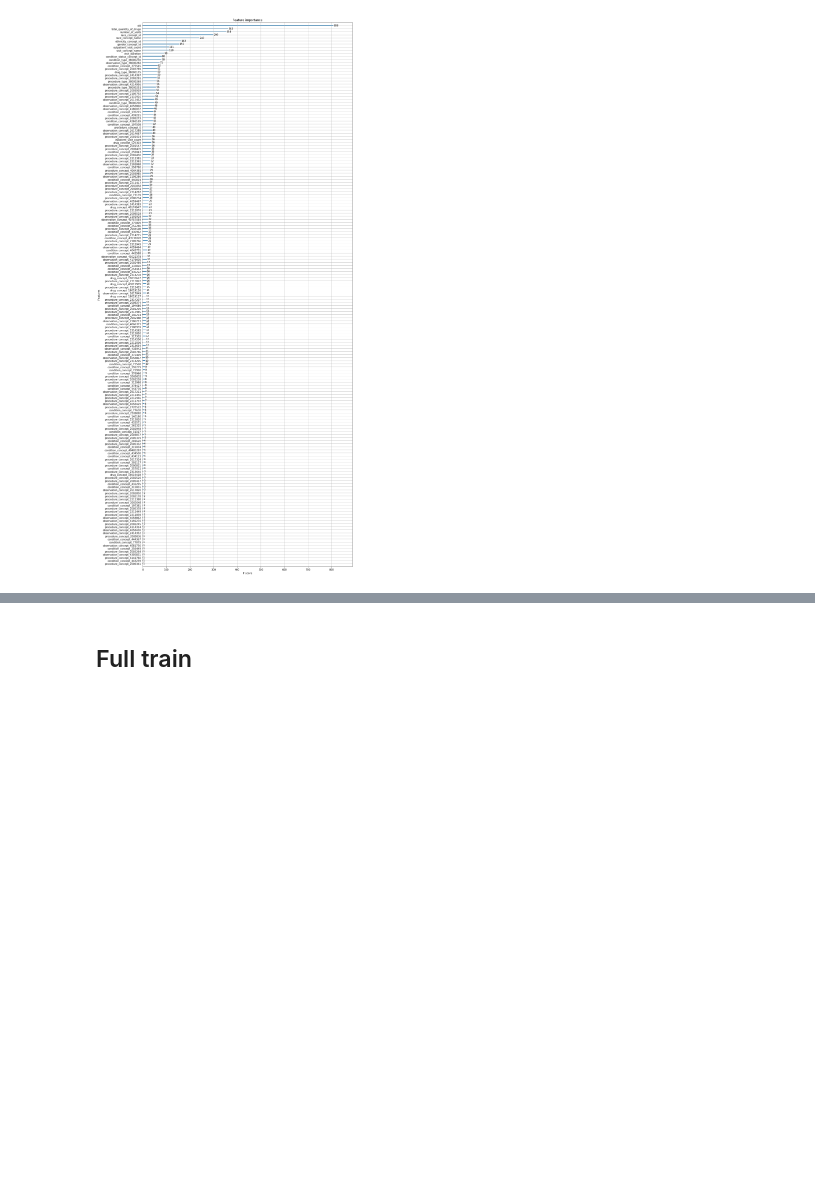
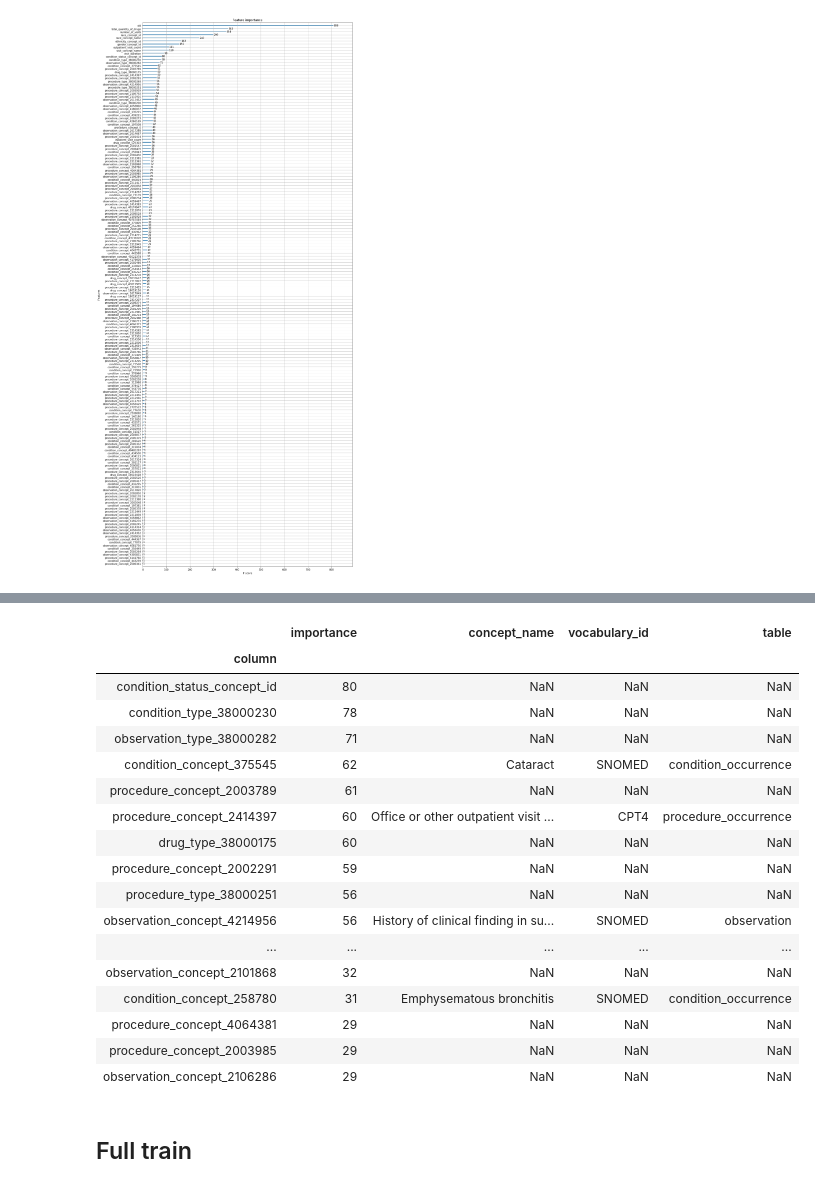
Before and after one commit to romirmoza/omop-cdm-postgresql, a Jupyter notebook: XGB_model_4.ipynb, the cells around one changed output, grey strips where cells are left out. Drawn from its saved outputs; the diff is of its cells as text; code cells hidden in the pictures; blank space fills up the shorter version.

Commit message:
added feature concepts

```diff
--- a/XGB_model_4.ipynb
+++ b/XGB_model_4.ipynb
@@ -68,0 +84,3 @@ train.head()
+# %%
+all_concepts = pd.read_csv('v2/app/concept_codes_final/all_concepts.csv')
+all_concepts.head()
@@ -68,0 +94,3 @@ train.head()
+# %%
+col_concepts = cols.set_index('concept_id').join(all_concepts.set_index('concept_id'), how='left')
+col_concepts.head()
@@ -469,3 +525,8 @@ plt.rcParams["figure.figsize"] = (15,40)
 ax = xgb.plot_importance(xgb_model)
 # %% [output]
 [figure]
+# %%
+importance = xgb_model.get_fscore()
+importance = pd.DataFrame.from_dict(importance.items())
+importance.columns=['column','importance']
+importance.sort_values(by='importance', ascending=False)
@@ -472,3 +547,26 @@ ax = xgb.plot_importance(xgb_model)
+# %%
+importance = importance.set_index('column').join(col_concepts.set_index('column'),how='left').sort_values(by='importance', ascending=False)
+# %%
+importance[10:50]
+# %% [output]
+|  | importance | concept_name | vocabulary_id | table |
+| column |  |  |  |  |
+| condition_status_concept_id | 80 | NaN | NaN | NaN |
+| condition_type_38000230 | 78 | NaN | NaN | NaN |
+| observation_type_38000282 | 71 | NaN | NaN | NaN |
+| condition_concept_375545 | 62 | Cataract | SNOMED | condition_occurrence |
+| procedure_concept_2003789 | 61 | NaN | NaN | NaN |
+| procedure_concept_2414397 | 60 | Office or other outpatient visit ... | CPT4 | procedure_occurrence |
+| drug_type_38000175 | 60 | NaN | NaN | NaN |
+| procedure_concept_2002291 | 59 | NaN | NaN | NaN |
+| procedure_type_38000251 | 56 | NaN | NaN | NaN |
+| observation_concept_4214956 | 56 | History of clinical finding in su... | SNOMED | observation |
+| ... | ... | ... | ... | ... |
+| observation_concept_2101868 | 32 | NaN | NaN | NaN |
+| condition_concept_258780 | 31 | Emphysematous bronchitis | SNOMED | condition_occurrence |
+| procedure_concept_4064381 | 29 | NaN | NaN | NaN |
+| procedure_concept_2003985 | 29 | NaN | NaN | NaN |
+| observation_concept_2106286 | 29 | NaN | NaN | NaN |
 # %% [markdown]
 ## Full train
 # %%
```
Also changed, not shown: parts of 8 cells of this notebook.
